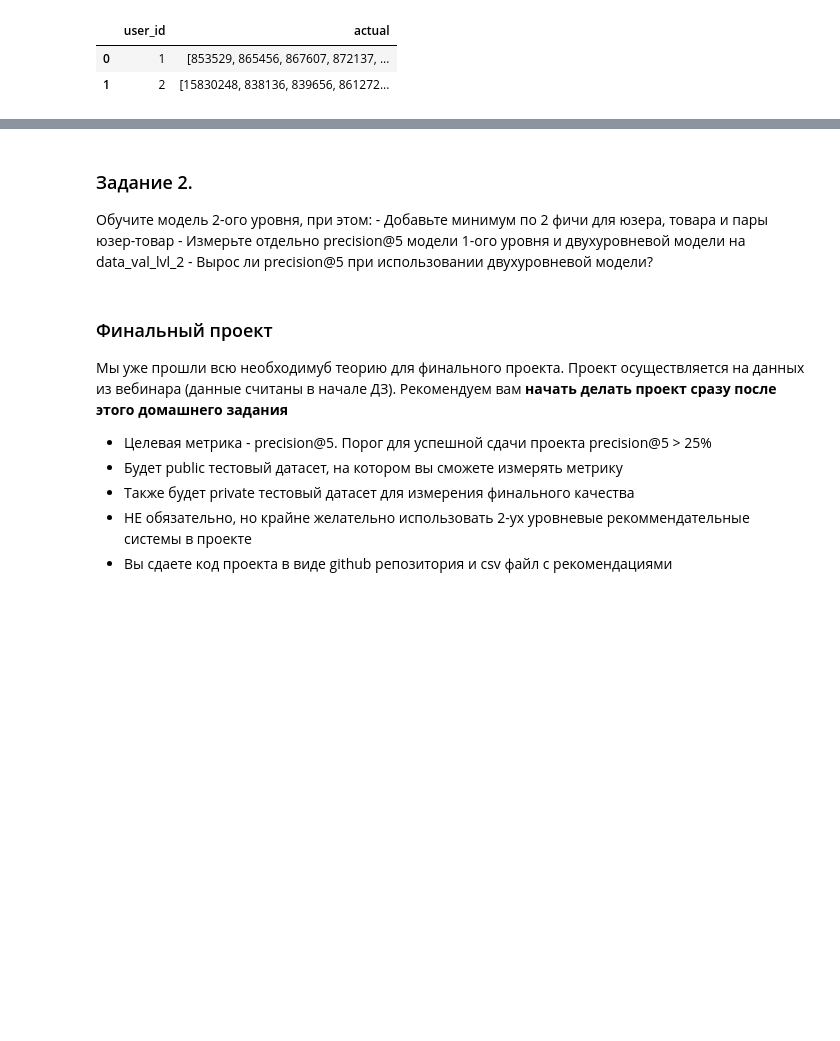
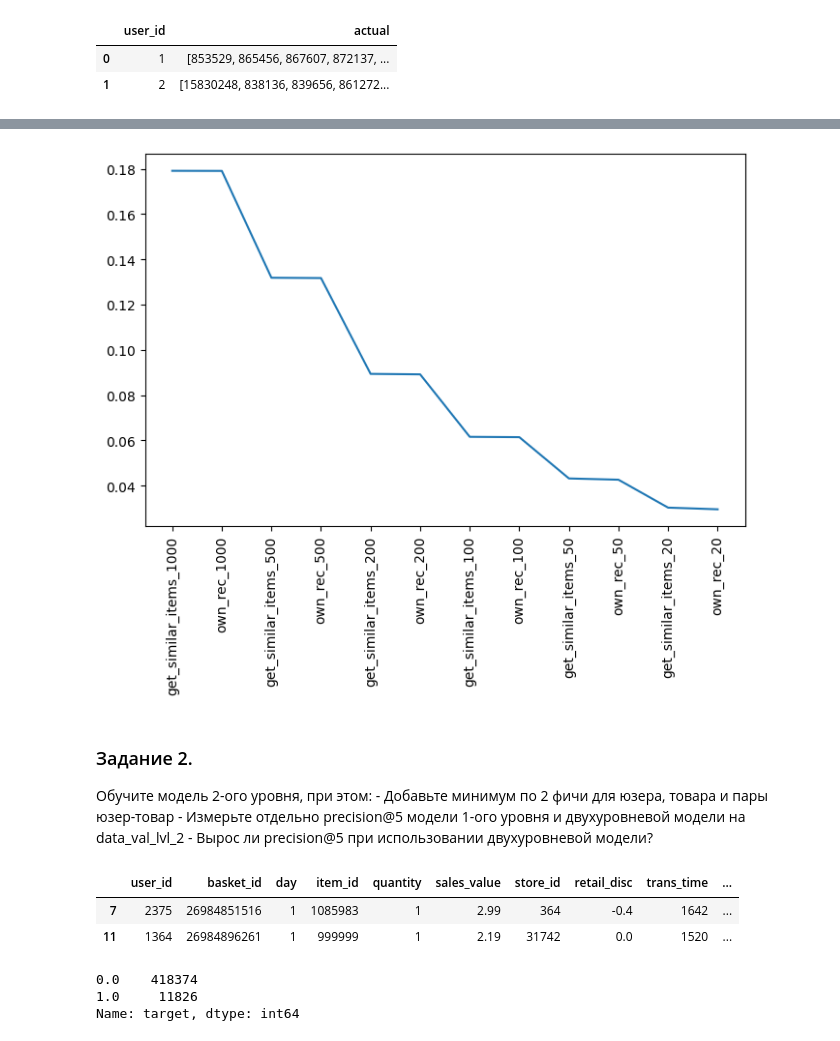
Before and after one commit to aspushkarev/GB-RecSys, a Jupyter notebook: Two_level_models/RecSys_homework6.ipynb, the cells around one changed output, grey strips where cells are left out. Saved outputs shown, nothing was run; the diff lists cells and outputs as text; code cells hidden in the pictures; blank space fills up the shorter version.

Commit message:
Added new files in dir two  level models

```diff
--- a/Two_level_models/RecSys_homework6.ipynb
+++ b/Two_level_models/RecSys_homework6.ipynb
@@ -96,6 +95,7 @@ B)* Как зависит recall@k от k? Постройте для одной
 C)* Исходя из прошлого вопроса, как вы думаете, какое значение k является наиболее разумным?
 # %%
 result_lvl_1 = data_val_lvl_1.groupby('user_id')['item_id'].unique().reset_index()
+result_lvl_1 = result_lvl_1[result_lvl_1.user_id.isin(data_train_lvl_1.user_id.unique())]
 result_lvl_1.columns=['user_id', 'actual']
 result_lvl_1.head(2)
 # %% [output]
@@ -106,0 +105,13 @@ result_lvl_1.head(2)
+# %%
+list_k = [20, 50, 100, 200, 500, 1000]
+result = {}
+
+for n in list_k:
+
+    # result_lvl_1[f'als_rec_{n}'] = result_lvl_1['user_id'].apply(lambda x: recommender.get_als_recommendations(x, N=n))
+    result_lvl_1[f'own_rec_{n}'] = result_lvl_1['user_id'].apply(lambda x: recommender.get_own_recommendations(x, N=n))
+    result_lvl_1[f'get_similar_items_{n}'] = result_lvl_1['user_id'].apply(lambda x: recommender.get_similar_items_recommendation(x, N=n))
+
+for col_name in result_lvl_1.columns[2:]:
+    recallatk = result_lvl_1.apply(lambda row: recall_at_k(row[col_name], row["actual"], k=n), axis=1).mean()
+    result[f'{col_name}'] = recallatk
@@ -107,3 +133,10 @@ result_lvl_1.head(2)
+# %%
+plt.figure(figsize=(8,5))
+plt.plot([x[0] for x in Counter(result).most_common()], [x[1] for x in Counter(result).most_common()])
+plt.xticks(rotation=90)
+plt.show()
+# %% [output]
+[figure, added]
 # %% [markdown]
 ### Задание 2.
 
@@ -116,10 +147,38 @@ result_lvl_1.head(2)
-# %% [markdown]
-### Финальный проект
-
-Мы уже прошли всю необходимуб теорию для финального проекта. Проект осуществляется на данных из вебинара (данные считаны в начале ДЗ).
-Рекомендуем вам **начать делать проект сразу после этого домашнего задания**
-- Целевая метрика - precision@5. Порог для уcпешной сдачи проекта precision@5 > 25%
-- Будет public тестовый датасет, на котором вы сможете измерять метрику
-- Также будет private тестовый датасет для измерения финального качества
-- НЕ обязательно, но крайне желательно использовать 2-ух уровневые рекоммендательные системы в проекте
-- Вы сдаете код проекта в виде github репозитория и csv файл с рекомендациями
+# %%
+data_lvl_1 = pd.concat([data_train_lvl_1, data_val_lvl_1])
+data_lvl_1.head(2)
+# %% [output]
+|  | user_id | basket_id | day | item_id | quantity | sales_value | store_id | retail_disc | trans_time | ... |
+| 7 | 2375 | 26984851516 | 1 | 1085983 | 1 | 2.99 | 364 | -0.4 | 1642 | ... |
+| 11 | 1364 | 26984896261 | 1 | 999999 | 1 | 2.19 | 31742 | 0.0 | 1520 | ... |
+# %%
+users_lvl_2 = pd.DataFrame(data_train_lvl_2['user_id'].unique())
+users_lvl_2.columns = ['user_id']
+
+train_users = data_train_lvl_1['user_id'].unique()
+users_lvl_2 = users_lvl_2[users_lvl_2['user_id'].isin(train_users)]
+
+users_lvl_2['candidates'] = users_lvl_2['user_id'].apply(lambda x: recommender.get_own_recommendations(x, N=200))
+
+# разворачиваем товары
+df_items = users_lvl_2.apply(lambda x: pd.Series(x['candidates']), axis=1).stack().reset_index(level=1, drop=True)
+df_items.name = 'item_id'
+
+users_lvl_2 = users_lvl_2.drop('candidates', axis=1).join(df_items)
+users_lvl_2.head(2)
+
+data_train_lvl_2 = data_train_lvl_2[['user_id', 'item_id']].copy()
+data_train_lvl_2['target'] = 1  # тут только покупки
+
+# Не хватает нулей в датасете, поэтому добавляем наших кандитатов в качестве нулей
+data_train_lvl_2 = users_lvl_2.merge(data_train_lvl_2, on=['user_id', 'item_id'], how='left')
+
+# чистим дубликаты
+data_train_lvl_2 = data_train_lvl_2.drop_duplicates(subset=['user_id', 'item_id'])
+data_train_lvl_2['target'].fillna(0, inplace= True)
+
+data_train_lvl_2['target'].value_counts()
+# %% [output]
+0.0    418374
+1.0     11826
+Name: target, dtype: int64
```
Also changed, not shown: parts of 24 cells of this notebook, 3 other files.
